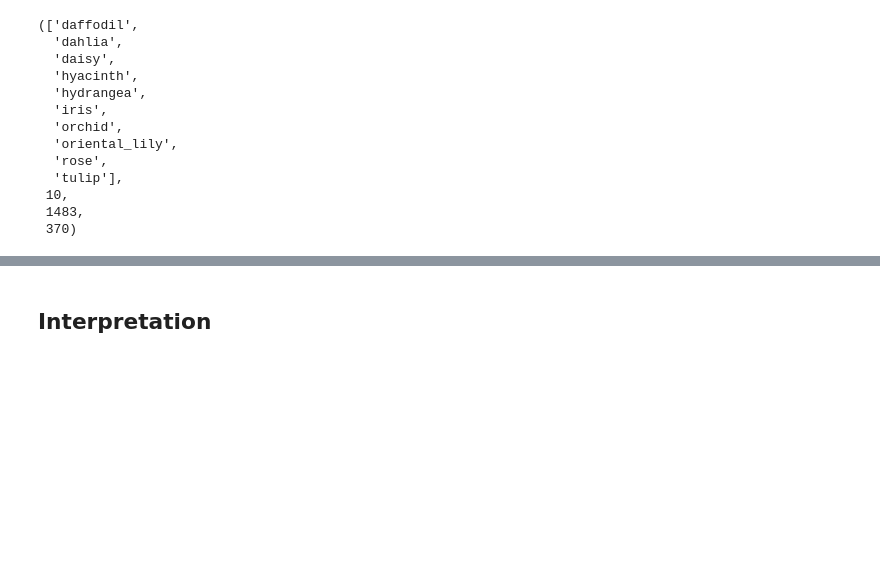
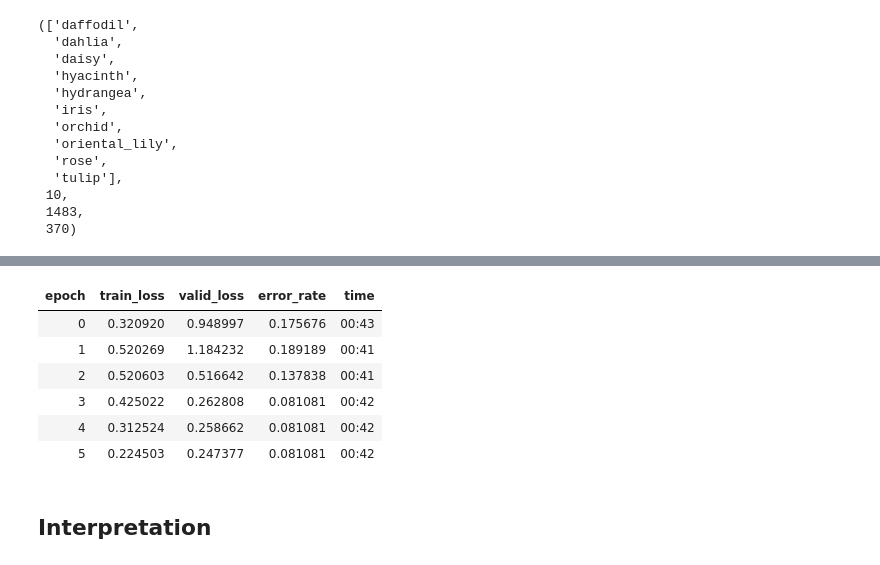
Before and after one commit to LizChiz/FlowerClassifier, a Jupyter notebook: ImageClassifier3_Part2.ipynb, the cells around one changed output, grey strips where cells are left out. Cells and saved outputs as stored; diff of their text form; code cells hidden in the pictures; blank space fills up the shorter version.

```diff
--- a/ImageClassifier3_Part2.ipynb
+++ b/ImageClassifier3_Part2.ipynb
@@ -112,6 +130,14 @@ learn.recorder.plot()
 # %%
 # Re-training the unfrozen model with 4 epochs and lr from 3e-4 to 3e-3
-learn.fit_one_cycle(4, max_lr=slice(3e-4,3e-3))
+learn.fit_one_cycle(6, max_lr=slice(3e-4,3e-3))
+# %% [output]
+| epoch | train_loss | valid_loss | error_rate | time |
+| 0 | 0.320920 | 0.948997 | 0.175676 | 00:43 |
+| 1 | 0.520269 | 1.184232 | 0.189189 | 00:41 |
+| 2 | 0.520603 | 0.516642 | 0.137838 | 00:41 |
+| 3 | 0.425022 | 0.262808 | 0.081081 | 00:42 |
+| 4 | 0.312524 | 0.258662 | 0.081081 | 00:42 |
+| 5 | 0.224503 | 0.247377 | 0.081081 | 00:42 |
 # %%
 # Saving this version of the model
 learn.save('stage_2')
```
Also changed, not shown: parts of 12 cells of this notebook, 4 other files.
